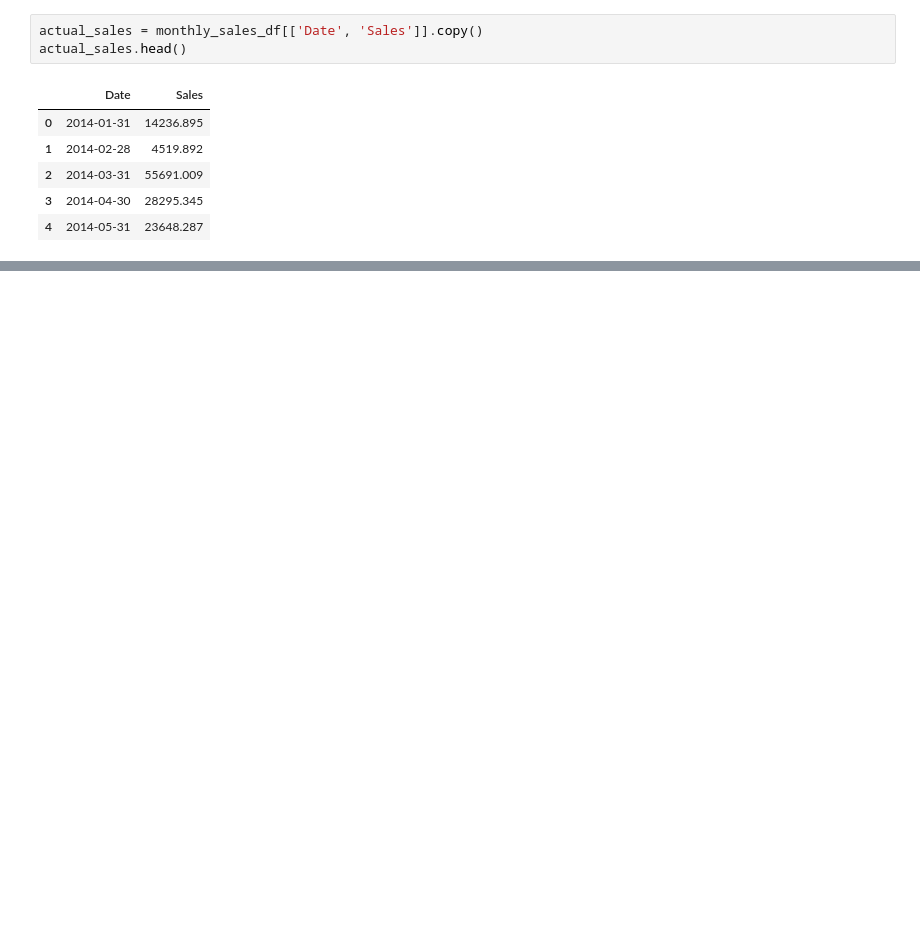
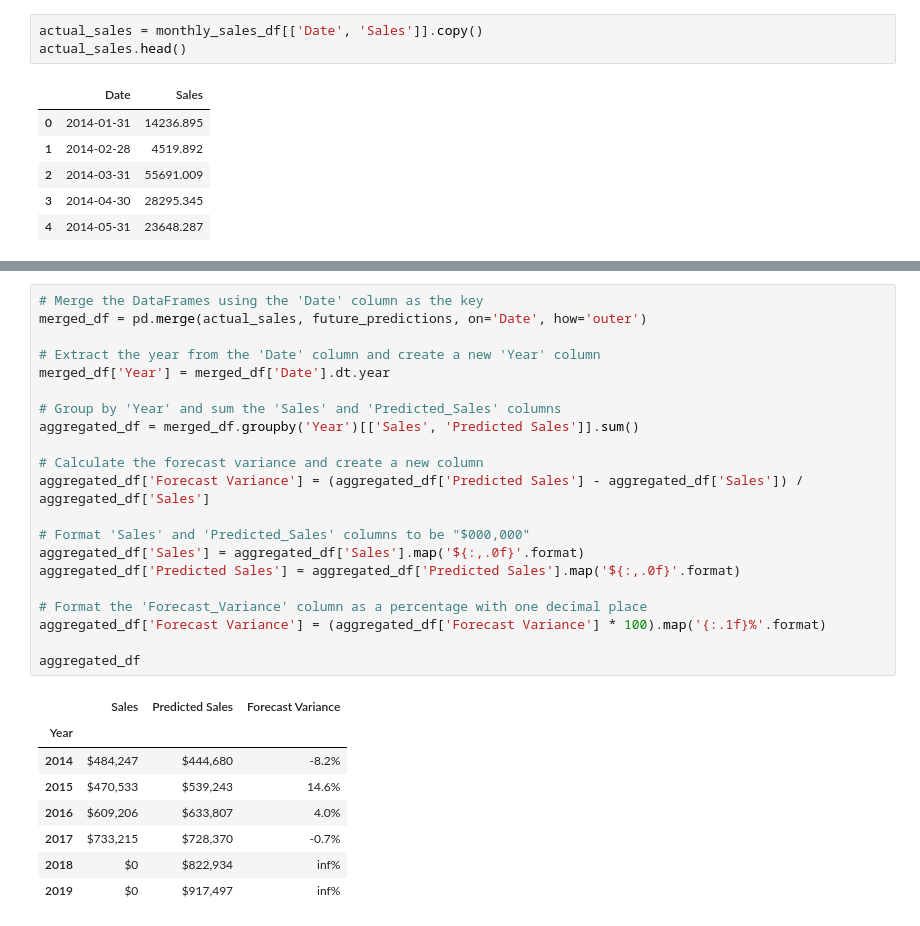
Before and after one commit to jmpealy/project-4-ML-integration, a Jupyter notebook: machine_learning.ipynb, the cells around one changed output, grey strips where cells are left out. Saved outputs shown, nothing was run; the diff lists cells and outputs as text; blank space fills up the shorter version.

Commit message:
updated forecast variance

```diff
--- a/machine_learning.ipynb
+++ b/machine_learning.ipynb
@@ -140,0 +147,30 @@ plt.show()
+# %%
+# Merge the DataFrames using the 'Date' column as the key
+merged_df = pd.merge(actual_sales, future_predictions, on='Date', how='outer')
+
+# Extract the year from the 'Date' column and create a new 'Year' column
+merged_df['Year'] = merged_df['Date'].dt.year
+
+# Group by 'Year' and sum the 'Sales' and 'Predicted_Sales' columns
+aggregated_df = merged_df.groupby('Year')[['Sales', 'Predicted Sales']].sum()
+
+# Calculate the forecast variance and create a new column
+aggregated_df['Forecast Variance'] = (aggregated_df['Predicted Sales'] - aggregated_df['Sales']) / aggregated_df['Sales']
+
+# Format 'Sales' and 'Predicted_Sales' columns to be "$000,000"
+aggregated_df['Sales'] = aggregated_df['Sales'].map('${:,.0f}'.format)
+aggregated_df['Predicted Sales'] = aggregated_df['Predicted Sales'].map('${:,.0f}'.format)
+
+# Format the 'Forecast_Variance' column as a percentage with one decimal place
+aggregated_df['Forecast Variance'] = (aggregated_df['Forecast Variance'] * 100).map('{:.1f}%'.format)
+
+aggregated_df
+# %% [output]
+|  | Sales | Predicted Sales | Forecast Variance |
+| Year |  |  |  |
+| 2014 | $484,247 | $444,680 | -8.2% |
+| 2015 | $470,533 | $539,243 | 14.6% |
+| 2016 | $609,206 | $633,807 | 4.0% |
+| 2017 | $733,215 | $728,370 | -0.7% |
+| 2018 | $0 | $822,934 | inf% |
+| 2019 | $0 | $917,497 | inf% |
```
Also changed, not shown: parts of 3 cells of this notebook.
